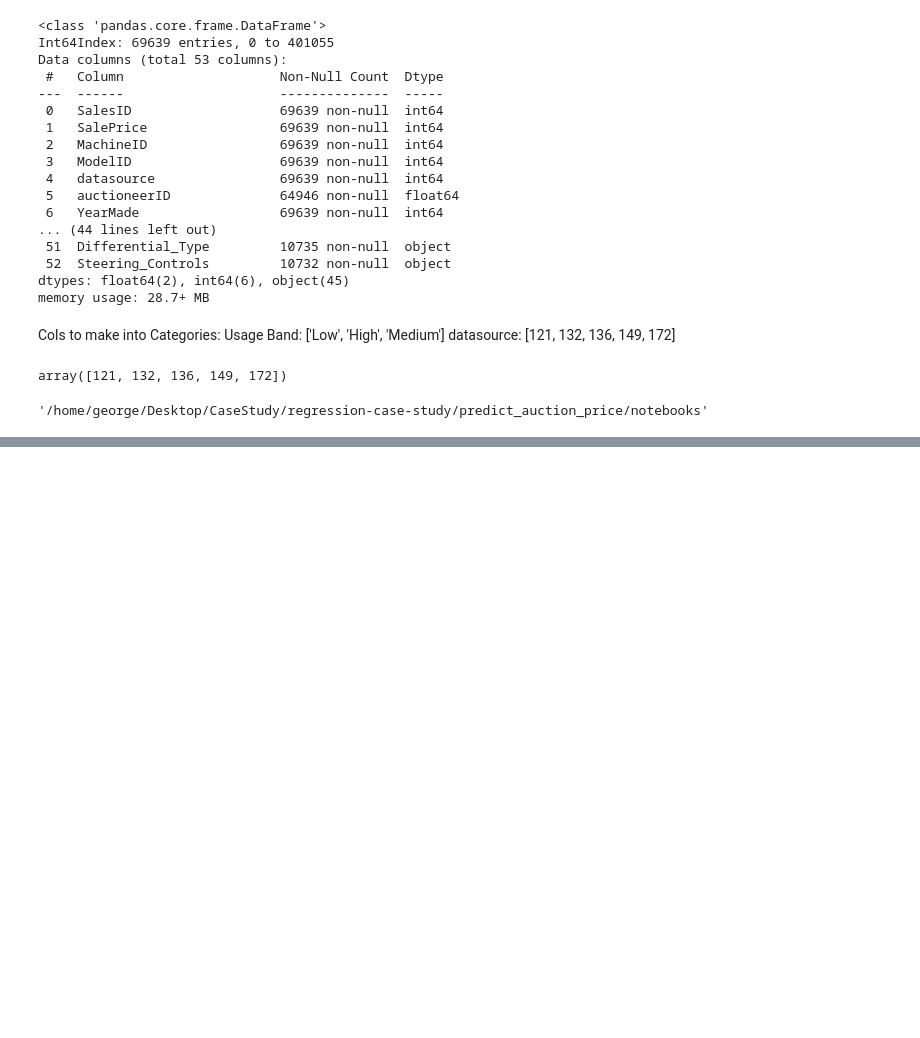
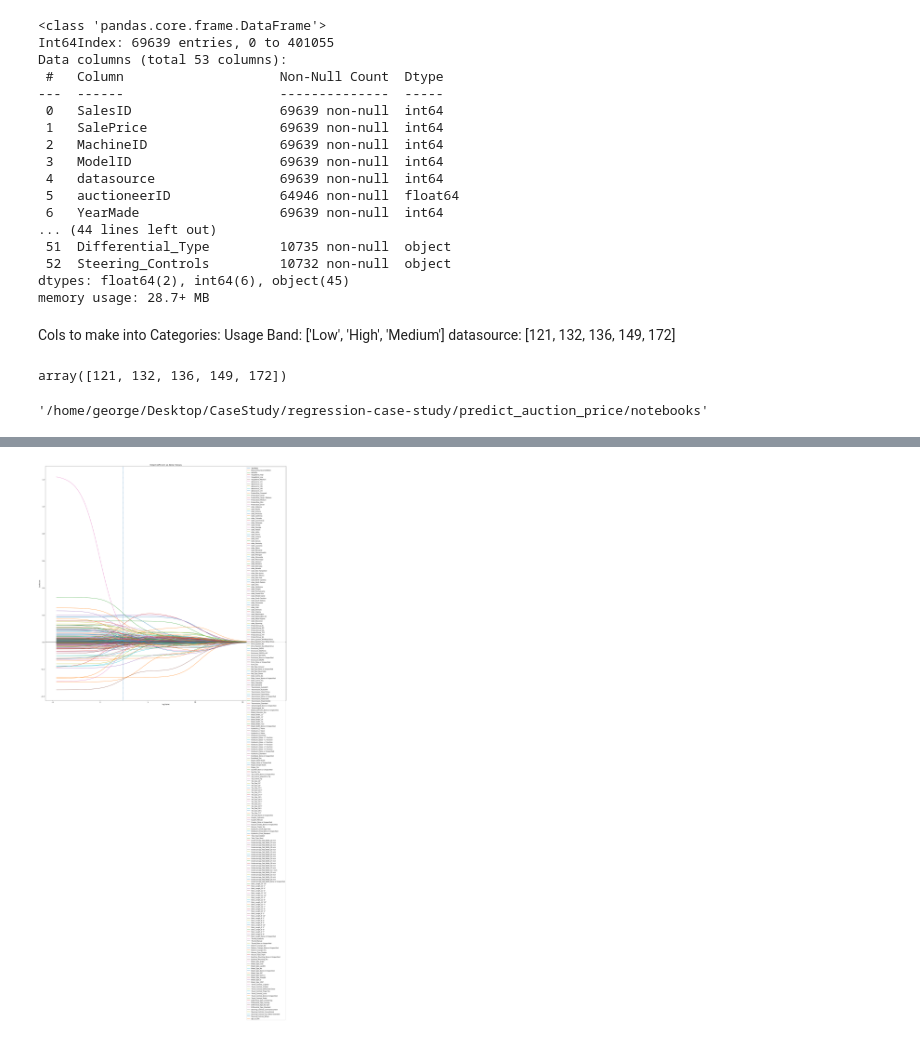
Before and after one commit to Noah-Prowell/Predicting_prices, a Jupyter notebook: predict_auction_price/notebooks/george_notebook.ipynb, the cells around one changed output, grey strips where cells are left out. Drawn from its saved outputs; the diff is of its cells as text; code cells hidden in the pictures; blank space fills up the shorter version.

```diff
--- a/predict_auction_price/notebooks/george_notebook.ipynb
+++ b/predict_auction_price/notebooks/george_notebook.ipynb
@@ -266,0 +363,38 @@ print(train_cv_errors, test_cv_errors)
+# %%
+avg_errors_train = ridge_cv_errors_train.mean()
+avg_errors_test = ridge_cv_errors_test.mean()
+# %%
+def get_optimal_alpha(avg_errors_test):
+    alphas = avg_errors_test.index
+    optimal_idx = np.argmin(avg_errors_test.values)
+    optimal_alpha = alphas[optimal_idx]
+    return optimal_alpha
+
+ridge_optimal_alpha = get_optimal_alpha(avg_errors_test)
+# %%
+features = X.columns
+df_coefs = pd.DataFrame(np.empty(shape=(len(ridge_alphas), X.shape[1])), columns = features, index = ridge_alphas)
+# %%
+standardizer = XyScaler()
+X_train = np.array(X_train)
+y_train = np.array(y_train)
+standardizer.fit(X_train, y_train)
+X_cv_train_std, y_cv_train_std = standardizer.transform(X_cv_train, y_cv_train)
+
+for idx, alpha in enumerate(ridge_alphas):
+    model = Ridge(alpha = alpha)
+    model.fit(X_cv_train_std, y_cv_train_std)
+    df_coefs.iloc[idx] = model.coef_ #this gives a list of coefficients for all features
+# %%
+fig, ax = plt.subplots(figsize = (30,30))
+for col in df_coefs.columns:
+    ax.plot(np.log(df_coefs.index), df_coefs[col], label = str(col))
+ax.set_xlabel('log(alpha)')
+ax.set_ylabel('Coefficient')
+ax.axhline(0, color = 'k')
+ax.set_title('Ridge Coefficients as Alpha Changes')
+ax.axvline(np.log(ridge_optimal_alpha), linestyle = 'dashed')
+ax.legend();
+plt.savefig('../presentation/ridge_lambda.png', dpi=150)
+# %% [output]
+[figure, added]
```
Also changed, not shown: parts of 7 cells of this notebook, 3 other files.
